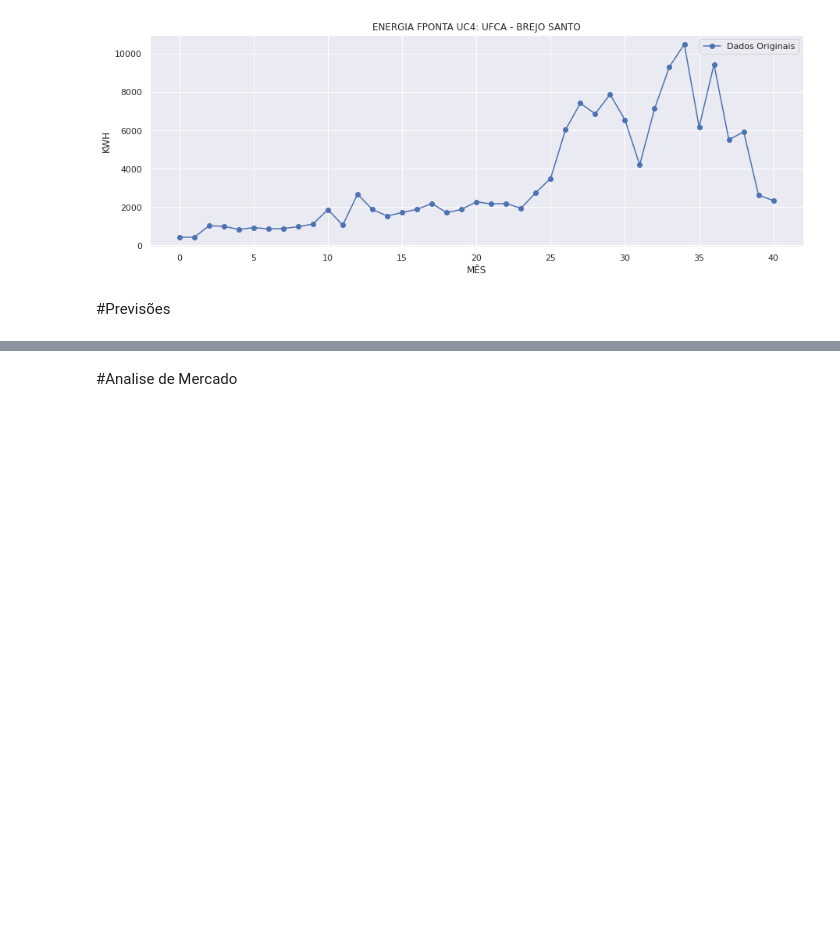
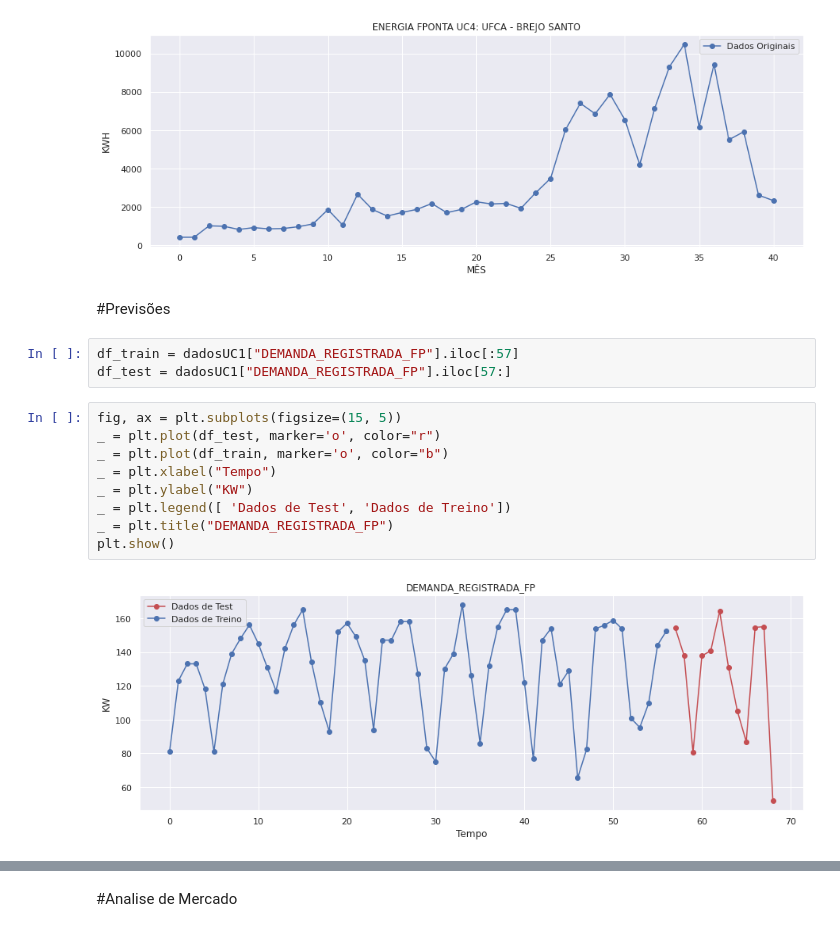
Before and after one commit to byronacunia/UFCA_estudo_mercado_livre, a Jupyter notebook: UFCA.ipynb, the cells around one changed output, grey strips where cells are left out. Saved outputs shown, nothing was run; the diff lists cells and outputs as text; blank space fills up the shorter version.

```diff
--- a/UFCA.ipynb
+++ b/UFCA.ipynb
@@ -618,3 +619,17 @@ plt.show()
 [figure]
 # %% [markdown]
 #Previsões
+# %%
+df_train = dadosUC1["DEMANDA_REGISTRADA_FP"].iloc[:57]
+df_test = dadosUC1["DEMANDA_REGISTRADA_FP"].iloc[57:]
+# %%
+fig, ax = plt.subplots(figsize=(15, 5))
+_ = plt.plot(df_test, marker='o', color="r")
+_ = plt.plot(df_train, marker='o', color="b")
+_ = plt.xlabel("Tempo")
+_ = plt.ylabel("KW")
+_ = plt.legend([ 'Dados de Test', 'Dados de Treino'])
+_ = plt.title("DEMANDA_REGISTRADA_FP")
+plt.show()
+# %% [output]
+[figure, added]
```
Also changed, not shown: parts of 6 cells of this notebook.
